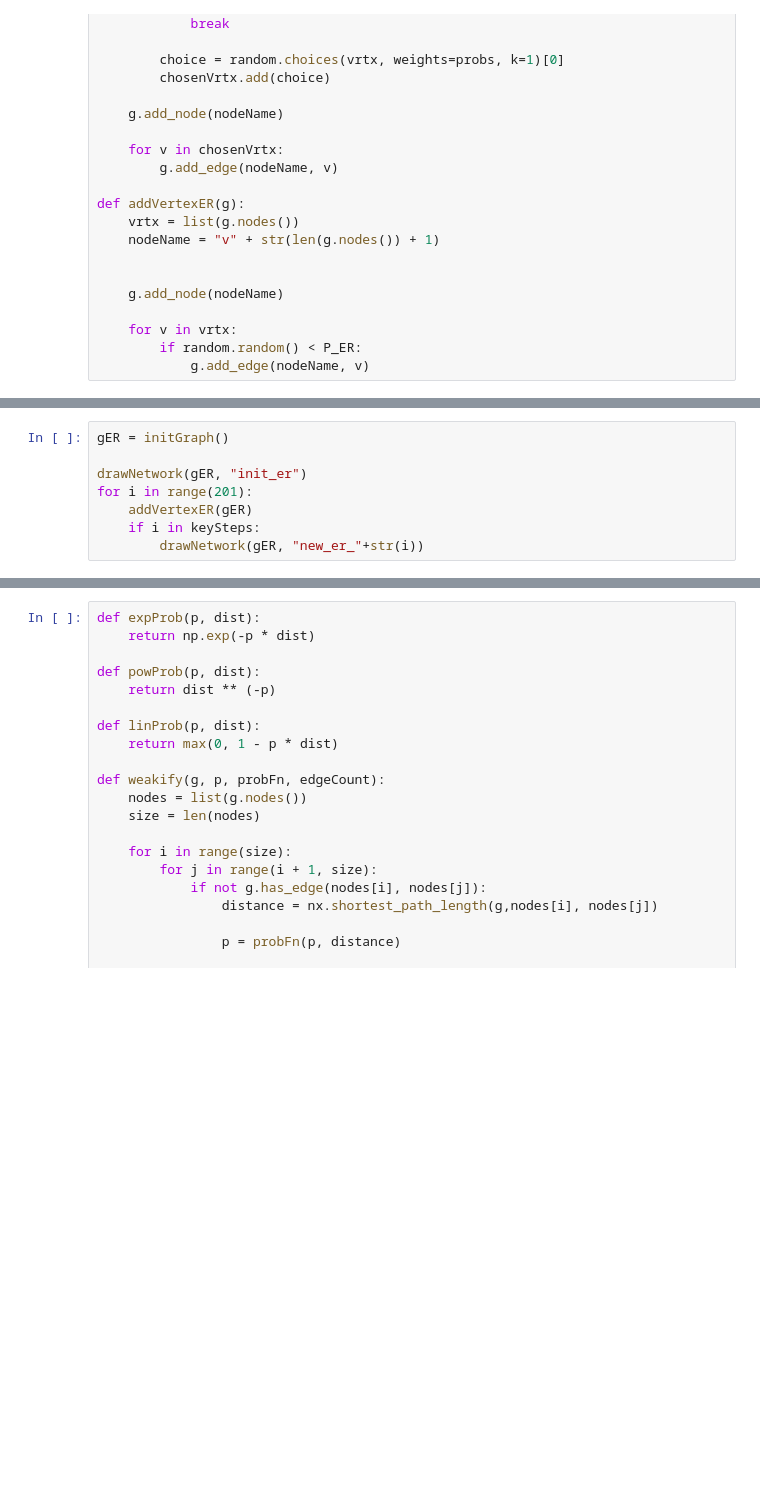
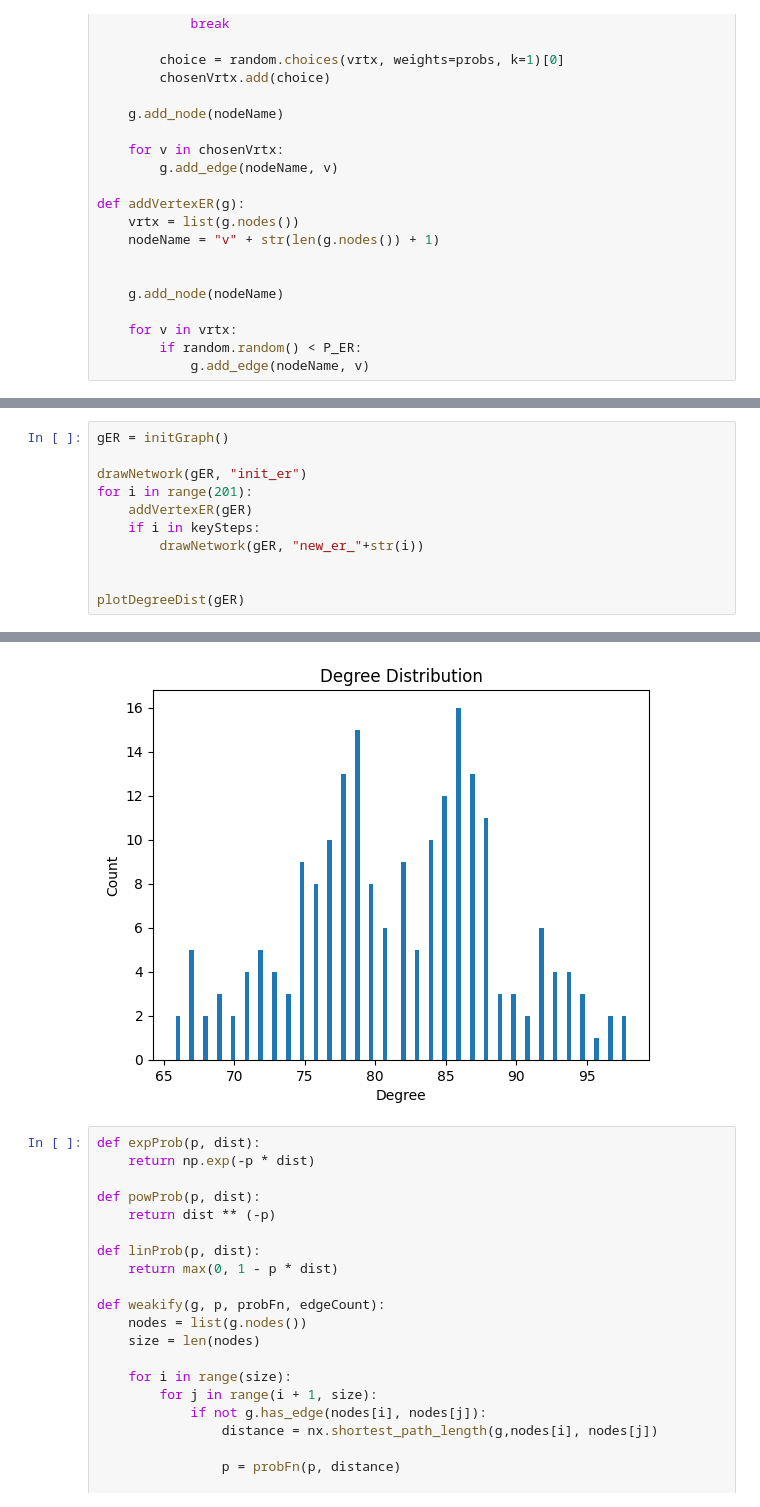
Before and after one commit to krls256/ans2024, a Jupyter notebook: lab2/lab.ipynb, the cells around one changed output, grey strips where cells are left out. Drawn from its saved outputs; the diff is of its cells as text; blank space fills up the shorter version.

```diff
--- a/lab2/lab.ipynb
+++ b/lab2/lab.ipynb
@@ -114,30 +125,34 @@ new_ba_1000.html
 # %%
 gER = initGraph()
 
 drawNetwork(gER, "init_er")
 for i in range(201):
     addVertexER(gER)
     if i in keySteps:
         drawNetwork(gER, "new_er_"+str(i))
+
+
+plotDegreeDist(gER)
 # %% [output]
 Warning: When  cdn_resources is 'local' jupyter notebook has issues displaying graphics on chrome/safari. Use cdn_resources='in_line' or cdn_resources='remote' if you have issues viewing graphics in a ...
 init_er.html
 Warning: When  cdn_resources is 'local' jupyter notebook has issues displaying graphics on chrome/safari. Use cdn_resources='in_line' or cdn_resources='remote' if you have issues viewing graphics in a ...
 new_er_2.html
 Warning: When  cdn_resources is 'local' jupyter notebook has issues displaying graphics on chrome/safari. Use cdn_resources='in_line' or cdn_resources='remote' if you have issues viewing graphics in a ...
 new_er_4.html
 Warning: When  cdn_resources is 'local' jupyter notebook has issues displaying graphics on chrome/safari. Use cdn_resources='in_line' or cdn_resources='remote' if you have issues viewing graphics in a ...
 new_er_6.html
 Warning: When  cdn_resources is 'local' jupyter notebook has issues displaying graphics on chrome/safari. Use cdn_resources='in_line' or cdn_resources='remote' if you have issues viewing graphics in a ...
 new_er_10.html
 Warning: When  cdn_resources is 'local' jupyter notebook has issues displaying graphics on chrome/safari. Use cdn_resources='in_line' or cdn_resources='remote' if you have issues viewing graphics in a ...
 new_er_20.html
 Warning: When  cdn_resources is 'local' jupyter notebook has issues displaying graphics on chrome/safari. Use cdn_resources='in_line' or cdn_resources='remote' if you have issues viewing graphics in a ...
 new_er_50.html
 Warning: When  cdn_resources is 'local' jupyter notebook has issues displaying graphics on chrome/safari. Use cdn_resources='in_line' or cdn_resources='remote' if you have issues viewing graphics in a ...
 new_er_100.html
 Warning: When  cdn_resources is 'local' jupyter notebook has issues displaying graphics on chrome/safari. Use cdn_resources='in_line' or cdn_resources='remote' if you have issues viewing graphics in a ...
 new_er_200.html
+[figure, added]
 # %%
 def expProb(p, dist):
     return np.exp(-p * dist)
```
Also changed, not shown: parts of 4 cells of this notebook, 21 other files.
